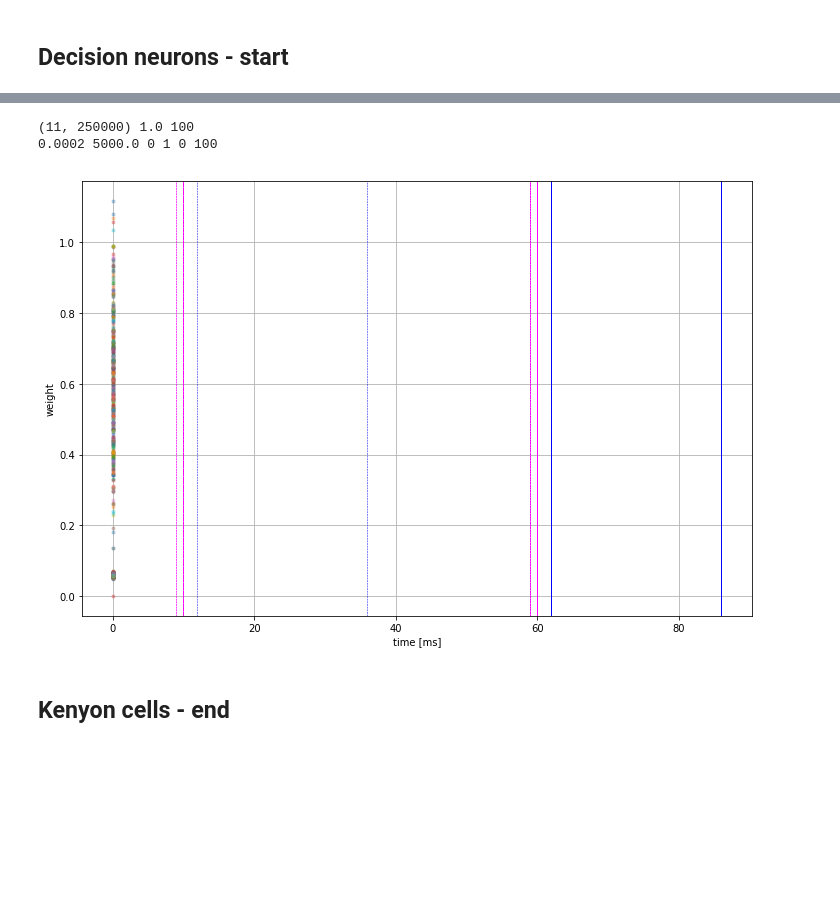
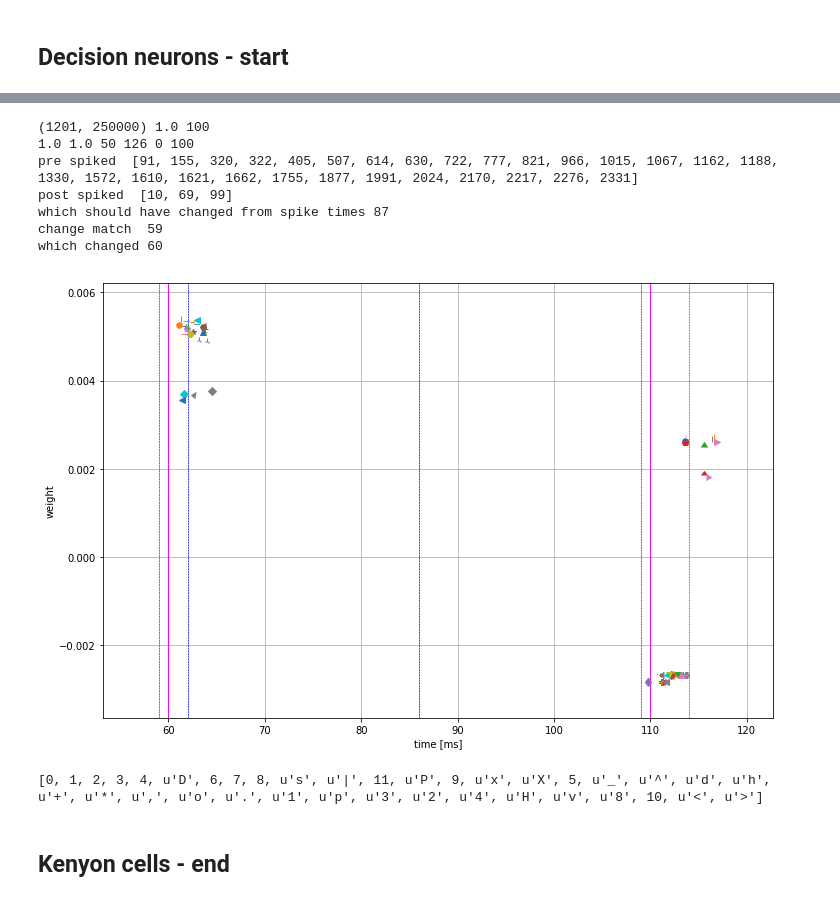
Before and after one commit to chanokin/brainscales-recognition, a Jupyter notebook: codebase/mushroom_body/analyze_mbody_results.ipynb, the cells around one changed output, grey strips where cells are left out. Cells and saved outputs as stored; diff of their text form; code cells hidden in the pictures; blank space fills up the shorter version.

Commit message:
components-layers seem to be doing what they should, testing to get correct results

```diff
--- a/codebase/mushroom_body/analyze_mbody_results.ipynb
+++ b/codebase/mushroom_body/analyze_mbody_results.ipynb
@@ -156,7 +156,7 @@ y_minus = -gmax/c10
 y0 = gmax/c11
 y_plus = -gmax/c01
 
-max_dt = 20.0
+max_dt = 100.0
 dt = np.arange(-max_dt, max_dt + 1)
 y = np.zeros_like(dt)
 y[dt < t_minus] = y_minus
@@ -847,6 +983,7 @@ plot_snap(start_t, end_t, volts, in_spikes, k_spikes, ts, start_nid, end_nid)
 # %%
 def plot_weights(start_t, end_t, weights, spikes_in, spikes_out, n_post, start_neuron, end_neuron, ts=1.0, sim_step=0.1):
-
+    markers = [k for k in matplotlib.markers.MarkerStyle.markers if not (k is None or k == 'None' or k=='' or k==' ')]
+    n_markers = len(markers)
     ms_to_ts = 1.0/ts
     ts_to_ms = 1.0/ms_to_ts
     ts_start = int( start_t * ms_to_ts )
@@ -892,8 +1029,8 @@ def plot_weights(start_t, end_t, weights, spikes_in, spikes_out, n_post, start_n
 #             print("post {} spiked at {}".format(i, times))
             plt.axvline(t, linestyle='--', linewidth=0.5, color='blue')
 
-#     print("pre spiked ", pre_ids)
-#     print("post spiked ", post_ids)
+    print("pre spiked ", pre_ids)
+    print("post spiked ", post_ids)
 
 
     w_ids = []
@@ -901,38 +1038,50 @@ def plot_weights(start_t, end_t, weights, spikes_in, spikes_out, n_post, start_n
     for pre in pre_ids:
         for post in post_ids:
             w_ids.append(pre*n_post + post)
-#     print("which should have changed from spike times", w_ids)
+    print("which should have changed from spike times", len(w_ids))
+
 #     print(weights[0, :].reshape(-1, n_post).shape)
 
     epsilon = 1e-5
-    wdiff = weights[1,:] - weights[0, :]
+#     wdiff = weights[1,:] - weights[0, :]
 #     print("raw abs where ", np.where(np.abs(wdiff) >= epsilon))
 #     changed = np.random.choice(np.arange(weights.shape[1]), size=500, replace=False)
-    changed = np.arange(2500)
-#     changed = np.where(np.logical_or(
-#                 np.abs(weights[1,:] - weights[0, :]) >= epsilon,
-#                 np.abs(weights[2,:] - weights[0, :]) >= epsilon))[0]
+#     changed = np.arange(5000)
+    changed = np.empty((1))
+    for ts in range(ts_start+1, ts_end):
+        chg = np.where(np.abs(weights[ts,:] - weights[ts-1, :]) > epsilon)[0]
+        changed = np.union1d(changed, chg)
+#     changed = w_ids
 #     print((np.abs(wdiff)[changed]).sum())
 #     print("num weight changed ", changed.size)
 #     print("weight ids ", changed)
 #     print("weight post ", changed%n_post)
 #     print("weight pre ", changed//n_post)
-#     print("change match ", np.intersect1d(changed, w_ids))
+    inter = np.intersect1d(changed, w_ids)
+    print("change match ", inter.size)
 #     print()
 
 #     for i in w_ids:
 #         print()
 #         print(weights[ts_start:ts_end, i])
-
+    print("which changed", changed.size)
     for i in changed:
-#         diff0 = np.zeros_like(weights[ts_start:ts_end, i])
-#         for ti in range(ts_start+1, ts_end):
-#             diff0[ti] = weights[ti, i] -  weights[ti-1, i]
-#         diff0 *= diff0 > epsilon
-#         plt.plot((np.arange(ts_start, ts_end, dtype='int'))*ts_to_ms,  diff0,
+        diff0 = np.zeros_like(weights[ts_start:ts_end, i])
+        for j, ti in enumerate(range(ts_start+1, ts_end)):
+            d = weights[ti, i] -  weights[ti-1, i]
+#             if np.abs(d) <= epsilon:
+#                 diff0[ti] = diff0[ti-1]
+#             else:
+#                 diff0[ti] = d
+            diff0[j] = d
+        dy = (np.max(diff0) * 0.05) * np.random.uniform(-1., 1., size=diff0.size) * (np.abs(diff0) > epsilon)
+        dx = np.random.uniform(-2., 2., size=diff0.size) * (np.abs(diff0) > epsilon)
+        times = (np.arange(ts_start, ts_end, dtype='int'))*ts_to_ms
+        whr = np.where(np.abs(diff0) > epsilon)
+        plt.plot((times + dx)[whr],  (diff0 + dy)[whr], #markersize=2,
+                 marker=markers[int(i)%n_markers], linestyle='none')
+#         plt.plot((np.arange(ts_start, ts_end, dtype='int'))*ts_to_ms,  weights[ts_start:ts_end, i],
 #                  linewidth=2.0, alpha=0.3, marker='.')
-        plt.plot((np.arange(ts_start, ts_end, dtype='int'))*ts_to_ms,  weights[ts_start:ts_end, i],
-                 linewidth=2.0, alpha=0.3, marker='.')
 
 #     changed = np.where(wdiff >= epsilon)[0]
 #     print("num weight increased ", changed.size)
@@ -950,38 +1099,50 @@ def plot_weights(start_t, end_t, weights, spikes_in, spikes_out, n_post, start_n
 
 #     plt.plot(weights[ts_start:ts_end, changed], linewidth=0.1)
 
 #     ax.set_xlim(start_t, end_t)
     xticks = ax.get_xticks()
 #     ax.set_xticklabels(start_t + np.array(xticks)*ts_to_ms)
     ax.set_xlabel('time [ms]')
     ax.set_ylabel('weight')
+    ax.margins(0.1, 0.1)
     plt.grid()
     plt.show()
 
 
 data = np.load(fname)
 weights = data['weights']
 out_spikes = data['decision_spikes']
 k_spikes = data['kenyon_spikes']
 n_post = data['args'].item().nDN
 
 ts = data['timestep']
 sample_ts = data['weight_sample_dt']
 # start_t = 900.
 # end_t = 950.
 # start_nid = 10
 # end_nid = 20
 
-start_t = 0.
-end_t = 100.
+start_t = 50.
+end_t = 125.
 start_nid = 0
 end_nid = 100
 print(weights.shape, ts, n_post)
 plot_weights(start_t, end_t, weights, k_spikes, out_spikes, n_post, start_nid, end_nid, ts=sample_ts, sim_step=ts)
 # %% [output]
-(11, 250000) 1.0 100
-0.0002 5000.0 0 1 0 100
+(1201, 250000) 1.0 100
+1.0 1.0 50 126 0 100
+pre spiked  [91, 155, 320, 322, 405, 507, 614, 630, 722, 777, 821, 966, 1015, 1067, 1162, 1188, 1330, 1572, 1610, 1621, 1662, 1755, 1877, 1991, 2024, 2170, 2217, 2276, 2331]
+post spiked  [10, 69, 99]
+which should have changed from spike times 87
+change match  59
+which changed 60
-[figure, old version]
+[figure, new version]
+# %%
+import matplotlib
+
+print(markers)
+# %% [output]
+[0, 1, 2, 3, 4, u'D', 6, 7, 8, u's', u'|', 11, u'P', 9, u'x', u'X', 5, u'_', u'^', u'd', u'h', u'+', u'*', u',', u'o', u'.', u'1', u'p', u'3', u'2', u'4', u'H', u'v', u'8', 10, u'<', u'>']
 # %%
 if bool(0):
     volts = data['dn_voltage'][0]
```
Also changed, not shown: parts of 27 cells of this notebook, 20 other files.
